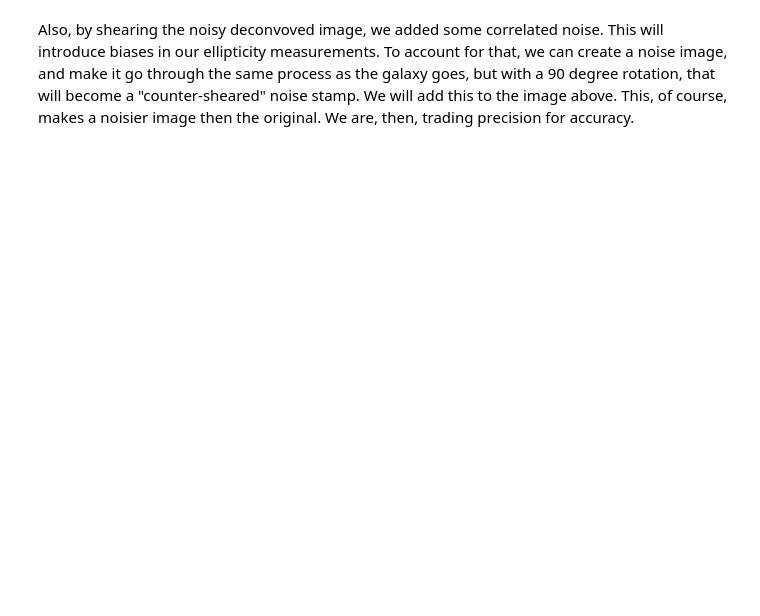
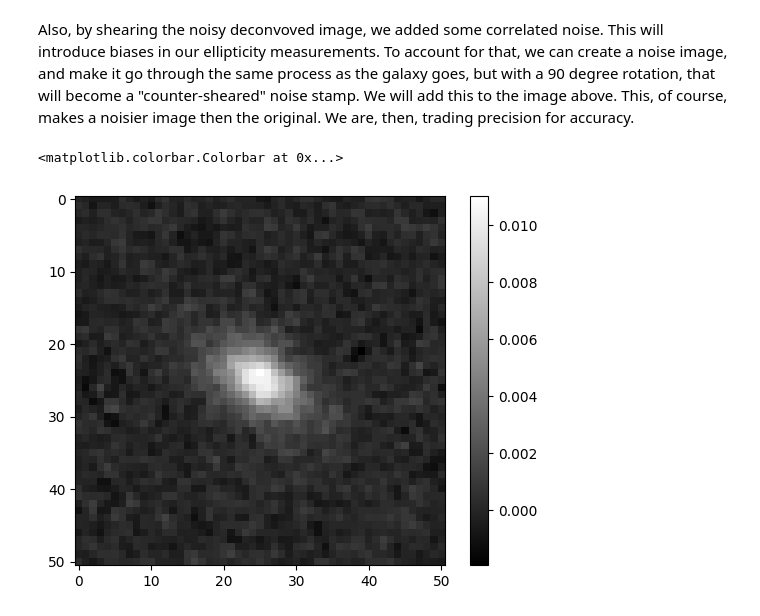
Before and after one commit to andrevitorelli/that-box-over-there, a Jupyter notebook: MetaCal.ipynb, the cells around one changed output. Cells and saved outputs as stored; diff of their text form; code cells hidden in the pictures; blank space fills up the shorter version.

```diff
--- a/MetaCal.ipynb
+++ b/MetaCal.ipynb
@@ -199,5 +199,27 @@ imshow(reconvolved_galaxy_image,cmap='gray');colorbar()
 # %% [markdown]
 Also, by shearing the noisy deconvoved image, we added some correlated noise. This will introduce biases in our ellipticity measurements. To account for that, we can create a noise image, and make it go through the same process as the galaxy goes, but with a 90 degree rotation, that will become a "counter-sheared" noise stamp. We will add this to the image above. This, of course, makes a noisier image then the original. We are, then, trading precision for accuracy.
 # %%
+#create a noise image with the same level of our image
 noise_image = noise_level*random.normal(size=[stamp_size,stamp_size])
-noise_galsim = galsim.InterpolatedImage(galsim.Image(
+
+noise_galsim = galsim.InterpolatedImage(galsim.Image(noise_image,scale=pixel_scale))
+#deconvolve noise! Yes, we need to make the noise go through the same process
+deconvolved_noise = galsim.Convolve([noise_galsim,inverse_psf])
+#apply shear
+sheared_noise = deconvolved_noise.shear(g1=0.01)
+
+#rotate noise
+galsimrot90 = galsim.Angle(90,galsim.AngleUnit(pi/180.))
+rotated_noise= sheared_noise.rotate(galsimrot90)
+
+#reconvolve noise with psf
+counter_sheared_noise_final = galsim.Convolve([rotated_noise,reconvolution_psf])
+
+#convolution are linear operations, so conv(gal+noise,psf) = conv(gal,rpsf) + conv(noise,rpsf)
+final_mcal_obj= reconvolved_galaxy + counter_sheared_noise_final
+# %%
+final_mcal_img = final_mcal_obj.drawImage(nx=stamp_size,ny=stamp_size,scale=pixel_scale).array
+imshow(final_mcal_img,cmap='gray');colorbar()
+# %% [output]
+<matplotlib.colorbar.Colorbar at 0x...>
+[figure, added]
```
Also changed, not shown: parts of 18 cells of this notebook.
